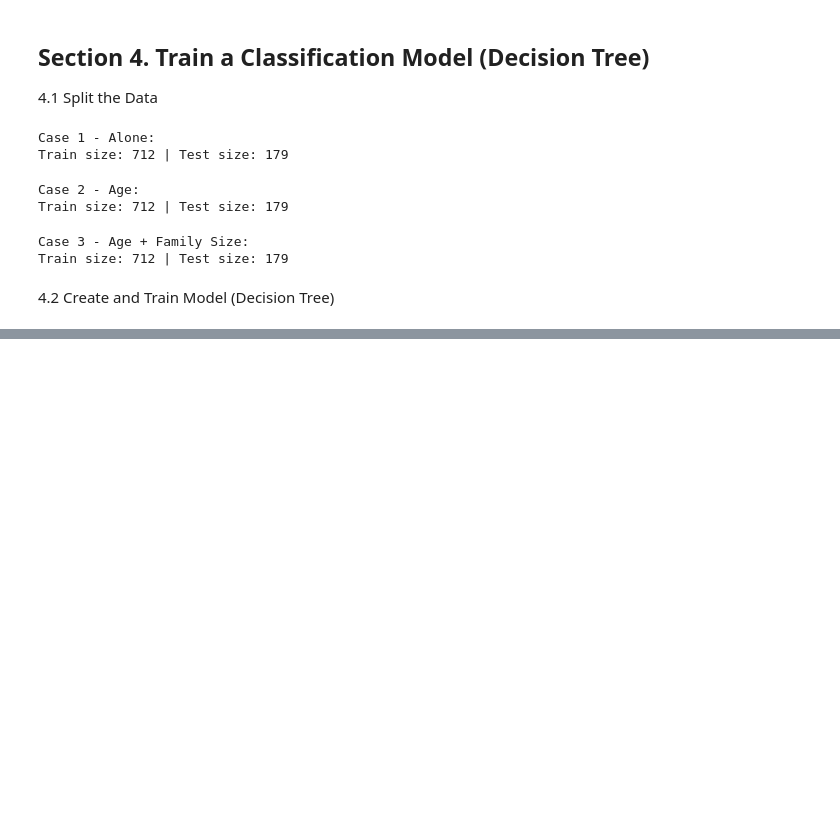
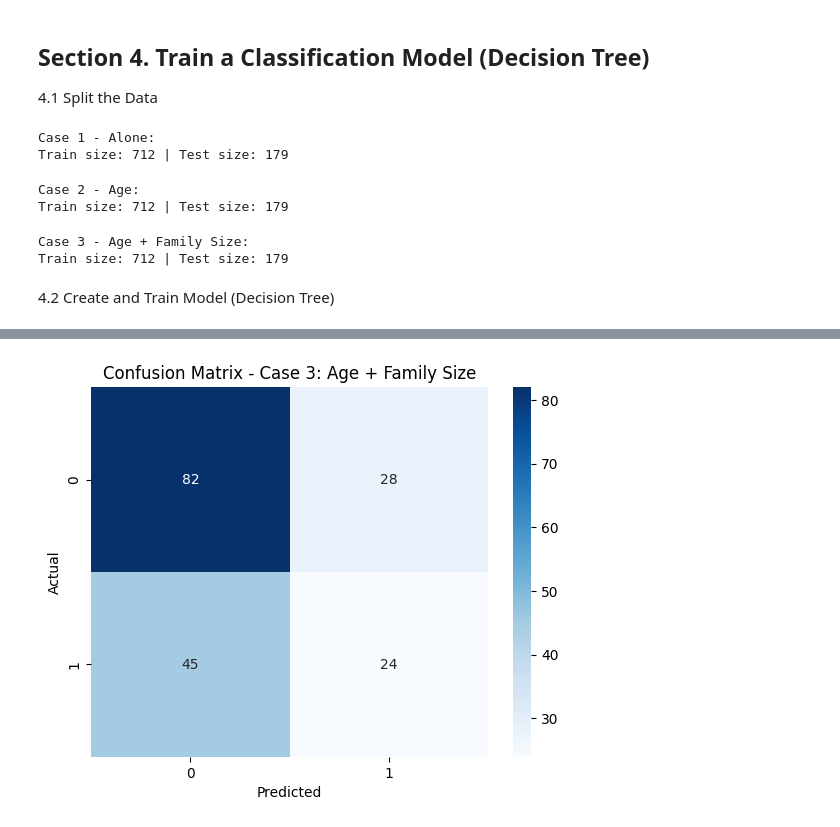
Before and after one commit to ssowers2/applied-ml-sowers, a Jupyter notebook: notebooks/project03/ml03_sowers.ipynb, the cells around one changed output, grey strips where cells are left out. Drawn from its saved outputs; the diff is of its cells as text; code cells hidden in the pictures; blank space fills up the shorter version.

```diff
--- a/notebooks/project03/ml03_sowers.ipynb
+++ b/notebooks/project03/ml03_sowers.ipynb
@@ -216,0 +229,4 @@ Train size: 712 | Test size: 179
+# %%
+# CASE 3: Decision Tree using age and family_size
+tree_model3 = DecisionTreeClassifier()
+tree_model3.fit(X3_train, y3_train)
@@ -216,0 +297,10 @@ Train size: 712 | Test size: 179
+# %%
+# Predict on training data
+y3_pred = tree_model3.predict(X3_train)
+print("Results for Decision Tree on training data (Case 3 - age + family_size):")
+print(classification_report(y3_train, y3_pred))
+
+# Predict on test data
+y3_test_pred = tree_model3.predict(X3_test)
+print("Results for Decision Tree on test data (Case 3 - age + family_size):")
+print(classification_report(y3_test, y3_test_pred))
@@ -216,0 +353,12 @@ Train size: 712 | Test size: 179
+# %%
+# Create confusion matrix for test predictions (Case 3)
+cm3 = confusion_matrix(y3_test, y3_test_pred)
+
+# Plot heatmap
+sns.heatmap(cm3, annot=True, cmap='Blues')
+plt.title('Confusion Matrix - Case 3: Age + Family Size')
+plt.xlabel('Predicted')
+plt.ylabel('Actual')
+plt.show()
+# %% [output]
+[figure, added]
```
Also changed, not shown: parts of 15 cells of this notebook, 3 other files.
